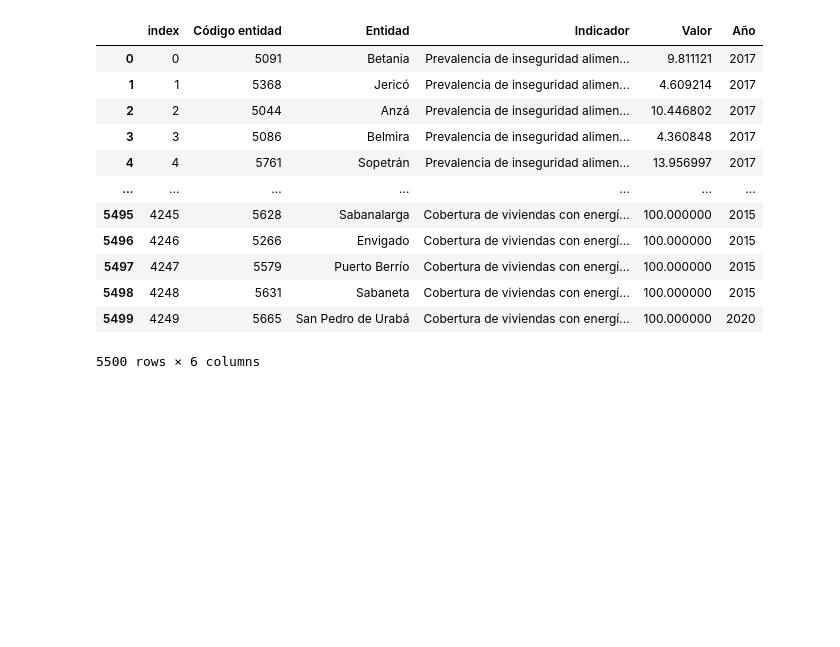
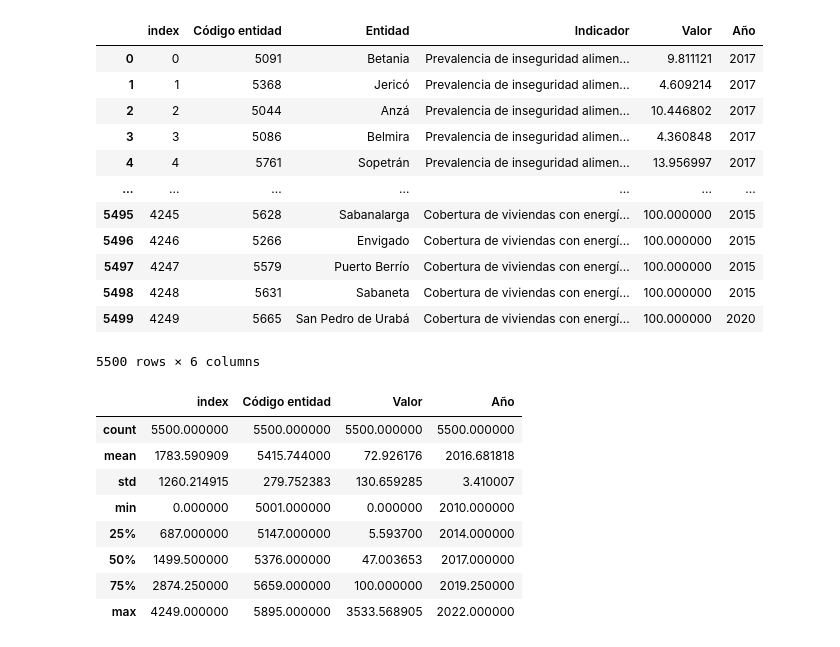
Before and after one commit to AlejandroGutie/SeminarioME03G04, a Jupyter notebook: Desnutrición_e_inseguridad_alimentaria.ipynb, the cells around one changed output. Cells and saved outputs as stored; diff of their text form; code cells hidden in the pictures; blank space fills up the shorter version.

```diff
--- a/Desnutrición_e_inseguridad_alimentaria.ipynb
+++ b/Desnutrición_e_inseguridad_alimentaria.ipynb
@@ -262,3 +266,16 @@ dataset
 | 5498 | 4248 | 5631 | Sabaneta | Cobertura de viviendas con energí... | 100.000000 | 2015 |
 | 5499 | 4249 | 5665 | San Pedro de Urabá | Cobertura de viviendas con energí... | 100.000000 | 2020 |
 5500 rows × 6 columns
+# %%
+# Descrición del dataset
+dataset.describe()
+# %% [output]
+|  | index | Código entidad | Valor | Año |
+| count | 5500.000000 | 5500.000000 | 5500.000000 | 5500.000000 |
+| mean | 1783.590909 | 5415.744000 | 72.926176 | 2016.681818 |
+| std | 1260.214915 | 279.752383 | 130.659285 | 3.410007 |
+| min | 0.000000 | 5001.000000 | 0.000000 | 2010.000000 |
+| 25% | 687.000000 | 5147.000000 | 5.593700 | 2014.000000 |
+| 50% | 1499.500000 | 5376.000000 | 47.003653 | 2017.000000 |
+| 75% | 2874.250000 | 5659.000000 | 100.000000 | 2019.250000 |
+| max | 4249.000000 | 5895.000000 | 3533.568905 | 2022.000000 |
```
Also changed, not shown: parts of 2 cells of this notebook.
